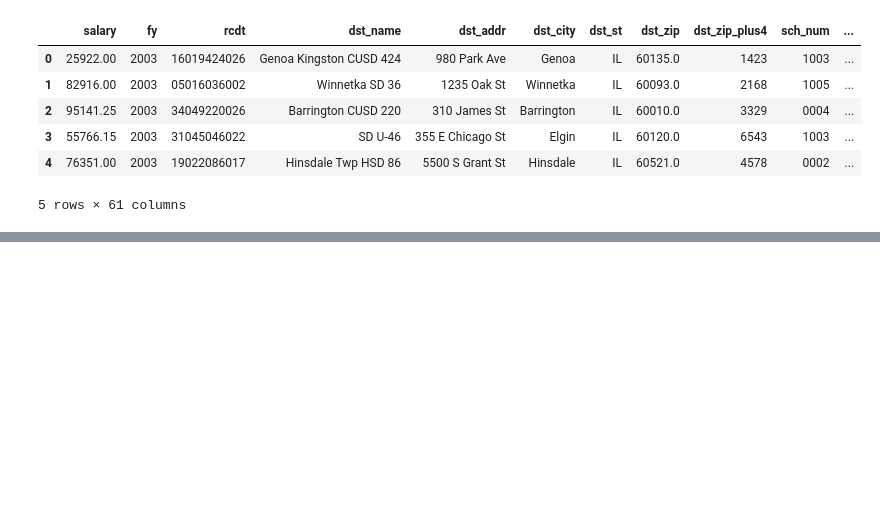
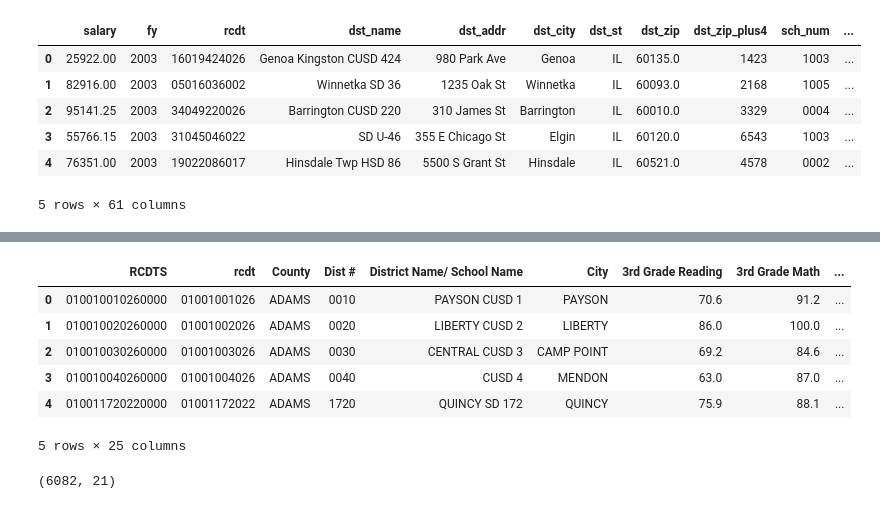
Before and after one commit to spanman888/DSC672_Teacher_Salary, a Jupyter notebook: Capstone_Teacher_Salary.ipynb, the cells around one changed output, grey strips where cells are left out. Saved outputs shown, nothing was run; the diff lists cells and outputs as text; code cells hidden in the pictures; blank space fills up the shorter version.

```diff
--- a/Capstone_Teacher_Salary.ipynb
+++ b/Capstone_Teacher_Salary.ipynb
@@ -285,3 +270,24 @@ Name: gender, dtype: int64
 # Command to download the CSV file to your Google Drive. File is data.csv
 df.to_csv('data.csv')
 !cp data.csv drive/My\ Drive/
+# %%
+score06 = 'https://github.com/bciura/IL-Teacher-Salaries/blob/master/school_06_dist.xls?raw=true'
+score07 = 'https://github.com/bciura/IL-Teacher-Salaries/blob/master/school_07_dist.xls?raw=true'
+score08 = 'https://github.com/bciura/IL-Teacher-Salaries/blob/master/school_08_dist.xls?raw=true'
+score09 = 'https://github.com/bciura/IL-Teacher-Salaries/blob/master/school_09_dist.xls?raw=true'
+score10 = 'https://github.com/bciura/IL-Teacher-Salaries/blob/master/school_10_dist.xls?raw=true'
+score11 = 'https://github.com/bciura/IL-Teacher-Salaries/blob/master/school_11_dist.xlsx?raw=true'
+score12 = 'https://github.com/bciura/IL-Teacher-Salaries/blob/master/school_12_dist.xlsx?raw=true'
+# %%
+# merge test score datasets
+scores = pd.concat(map(pd.read_excel, [score06, score07, score08, score09, score10, score11, score12]))
+# %%
+scores.head(5)
+# %% [output]
+|  | RCDTS | rcdt | County | Dist # | District Name/ School Name | City | 3rd Grade Reading | 3rd Grade Math | ... |
+| 0 | 010010010260000 | 01001001026 | ADAMS | 0010 | PAYSON CUSD 1 | PAYSON | 70.6 | 91.2 | ... |
+| 1 | 010010020260000 | 01001002026 | ADAMS | 0020 | LIBERTY CUSD 2 | LIBERTY | 86.0 | 100.0 | ... |
+| 2 | 010010030260000 | 01001003026 | ADAMS | 0030 | CENTRAL CUSD 3 | CAMP POINT | 69.2 | 84.6 | ... |
+| 3 | 010010040260000 | 01001004026 | ADAMS | 0040 | CUSD 4 | MENDON | 63.0 | 87.0 | ... |
+| 4 | 010011720220000 | 01001172022 | ADAMS | 1720 | QUINCY SD 172 | QUINCY | 75.9 | 88.1 | ... |
+5 rows × 25 columns
@@ -287,0 +297,4 @@ df.to_csv('data.csv')
+# %%
+scores.shape
+# %% [output]
+(6082, 21)
```
Also changed, not shown: parts of 38 cells of this notebook.
